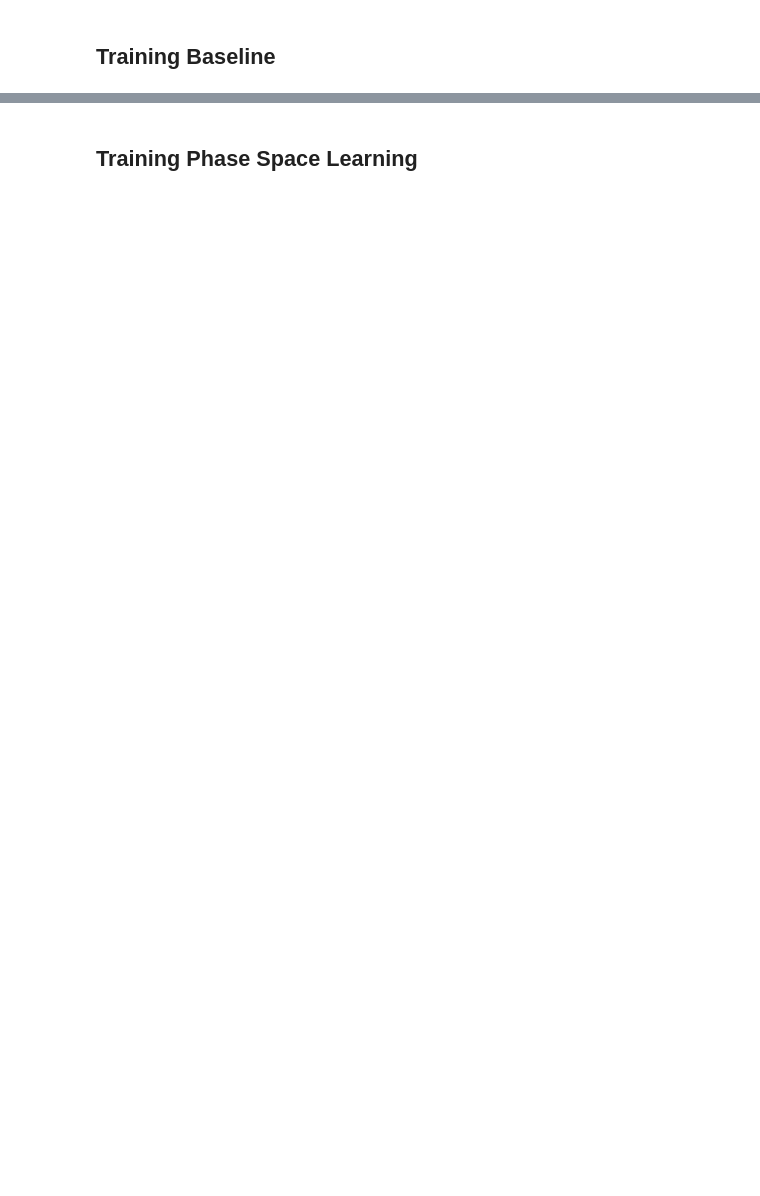
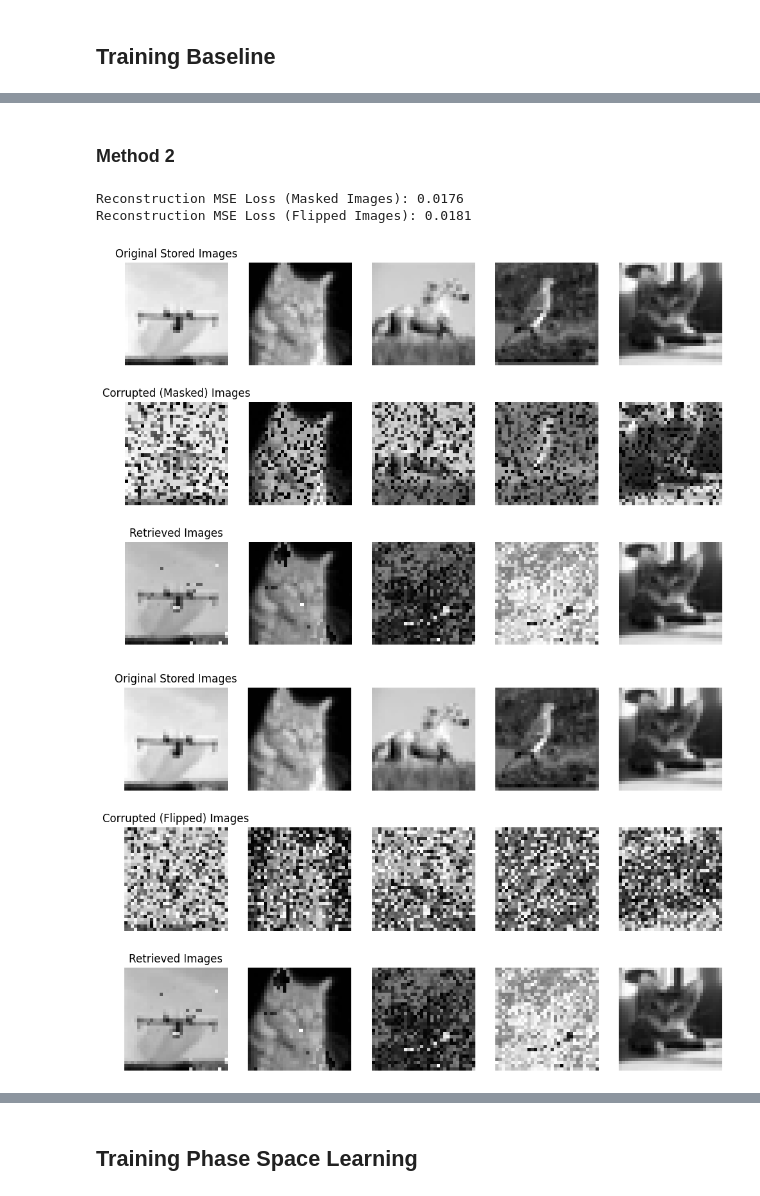
Before and after one commit to chenpy2000/Hopfield, a Jupyter notebook: visualize.ipynb, the cells around one changed output, grey strips where cells are left out. Drawn from its saved outputs; the diff is of its cells as text; code cells hidden in the pictures; blank space fills up the shorter version.

```diff
--- a/visualize.ipynb
+++ b/visualize.ipynb
@@ -332,0 +361,65 @@ plt.show()
+# %% [markdown]
+### Method 2
+# %%
+# Method 2 Preprocessing
+
+
+# load training data
+stored_images = np.load("data/grayscale_images/train_images.npy")
+masked_images = np.load("data/grayscale_images/masked_images.npy")
+flipped_images = np.load("data/grayscale_images/flipped_images.npy")
+
+# convert to PyTorch tensors
+stored_images = torch.tensor(stored_images, dtype=torch.float32)
+masked_images = torch.tensor(masked_images, dtype=torch.float32)
+flipped_images = torch.tensor(flipped_images, dtype=torch.float32)
+
+importlib.reload(hopfield_baseline)
+importlib.reload(grayscaled_hp_baseline)
+
+num_neurons = 8192
+num_patterns = 45
+hopfield_gray = grayscaled_hp_baseline.HopfieldRNNGrayscale(num_units=num_neurons)
+
+# randomly select from training set
+idxs = np.random.choice(range(len(stored_images)), size=num_patterns, replace=False)
+
+baseline_original = stored_images[idxs]
+baseline_masked = masked_images[idxs]
+baseline_flipped = flipped_images[idxs]
+
+# store patterns using Hebbian learning
+hopfield_gray.store_patterns(baseline_original)
+
+
+# Retrieve images from corrupted inputs
+retrieved_masked = hopfield_gray(baseline_masked).detach()
+retrieved_flipped = hopfield_gray(baseline_flipped).detach()
+
+# Convert back to grayscale
+retrieved_masked = torch.stack([grayscaled_hp_baseline.decode(img) for img in retrieved_masked])
+retrieved_flipped = torch.stack([grayscaled_hp_baseline.decode(img) for img in retrieved_flipped])
+
+# Compute MSE Loss
+loss_masked = hopfield_gray.recall_loss(baseline_masked, baseline_original)
+loss_flipped = hopfield_gray.recall_loss(baseline_flipped, baseline_original)
+
+print(f"Reconstruction MSE Loss (Masked Images): {loss_masked.item():.4f}")
+print(f"Reconstruction MSE Loss (Flipped Images): {loss_flipped.item():.4f}")
+
+baseline_original = torch.stack([grayscaled_hp_baseline.decode(img) for img in baseline_original])
+baseline_masked = torch.stack([grayscaled_hp_baseline.decode(img) for img in baseline_masked])
+baseline_flipped = torch.stack([grayscaled_hp_baseline.decode(img) for img in baseline_flipped])
+
+# Plot results for masked images
+plot_comparisons(baseline_original.numpy(), baseline_masked.numpy(), retrieved_masked,
+                 "Corrupted (Masked) Images", "Retrieved Images")
+
+# Plot results for flipped images
+plot_comparisons(baseline_original.numpy(), baseline_flipped.numpy(), retrieved_flipped,
+                 "Corrupted (Flipped) Images", "Retrieved Images")
+# %% [output]
+Reconstruction MSE Loss (Masked Images): 0.0176
+Reconstruction MSE Loss (Flipped Images): 0.0181
+[figure, added]
+[figure, added]
```
Also changed, not shown: parts of 39 cells of this notebook, 3 other files.
